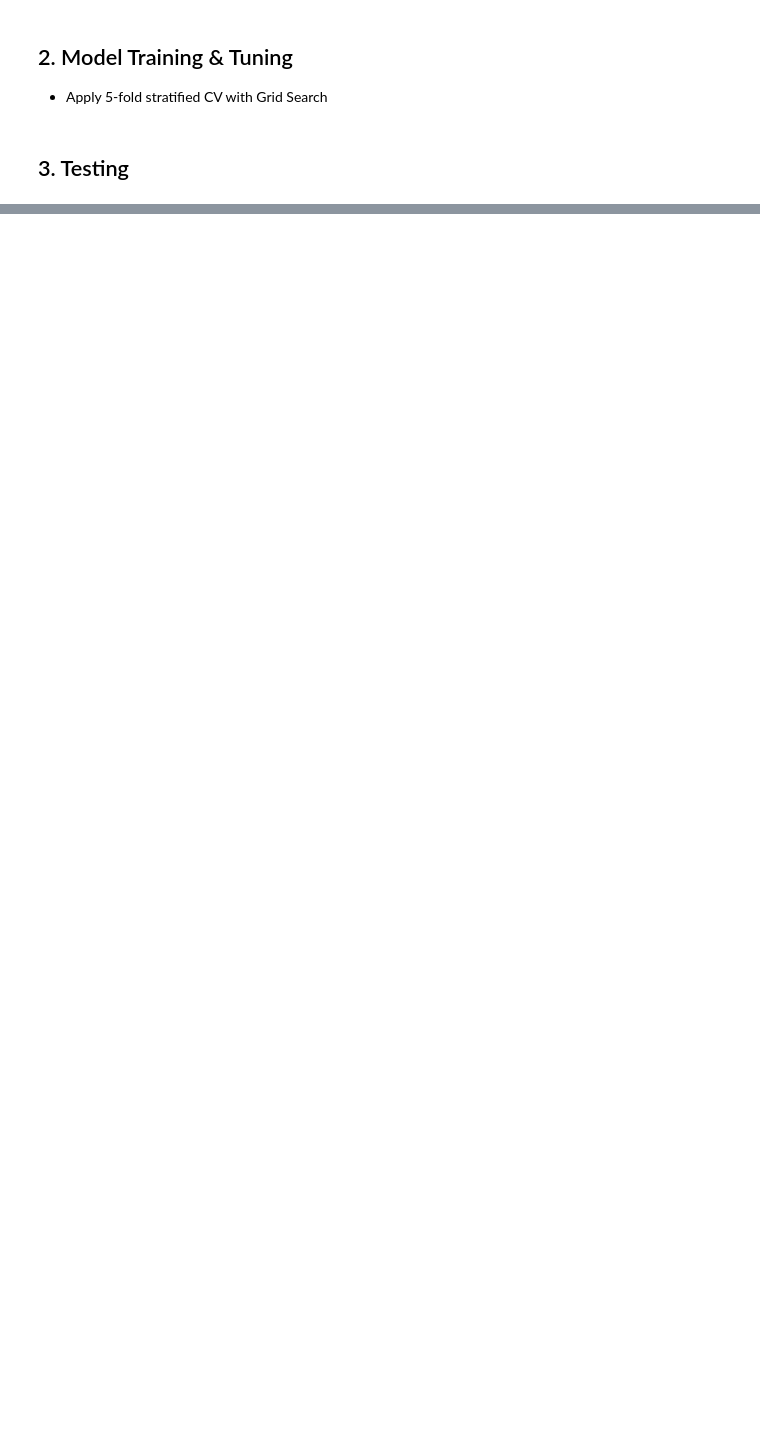
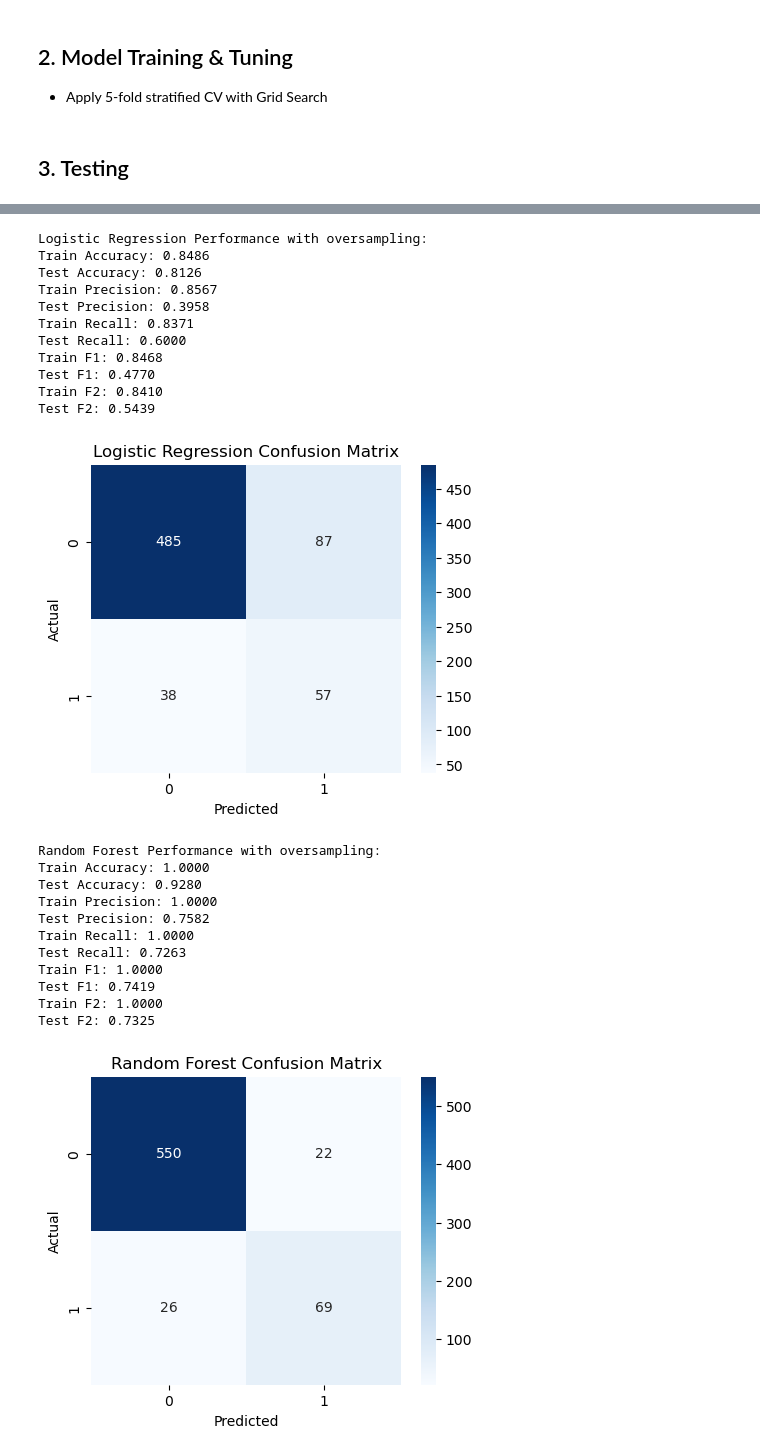
Before and after one commit to yxiaoaz/churn_prediction, a Jupyter notebook: supervised_learning.ipynb, the cells around one changed output, grey strips where cells are left out. Cells and saved outputs as stored; diff of their text form; code cells hidden in the pictures; blank space fills up the shorter version.

```diff
--- a/supervised_learning.ipynb
+++ b/supervised_learning.ipynb
@@ -189,0 +240,28 @@ Test F1: 0.8342
+# %%
+for name, result_dict in results_smote.items():
+    display_metrics(name, result_dict, comment = "with oversampling")
+# %% [output]
+Logistic Regression Performance with oversampling:
+Train Accuracy: 0.8486
+Test Accuracy: 0.8126
+Train Precision: 0.8567
+Test Precision: 0.3958
+Train Recall: 0.8371
+Test Recall: 0.6000
+Train F1: 0.8468
+Test F1: 0.4770
+Train F2: 0.8410
+Test F2: 0.5439
+[figure, added]
+Random Forest Performance with oversampling:
+Train Accuracy: 1.0000
+Test Accuracy: 0.9280
+Train Precision: 1.0000
+Test Precision: 0.7582
+Train Recall: 1.0000
+Test Recall: 0.7263
+Train F1: 1.0000
+Test F1: 0.7419
+Train F2: 1.0000
+Test F2: 0.7325
+[figure, added]
```
Also changed, not shown: parts of 21 cells of this notebook, 1 other file.
